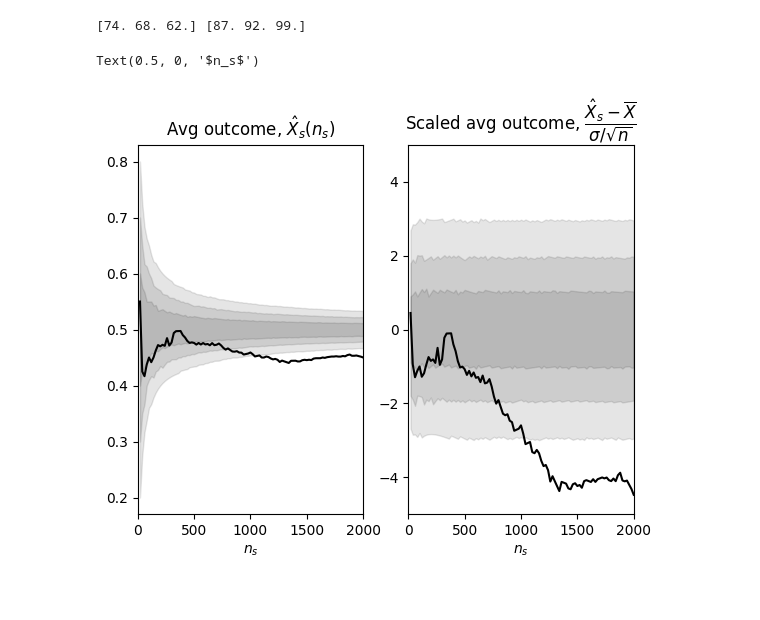
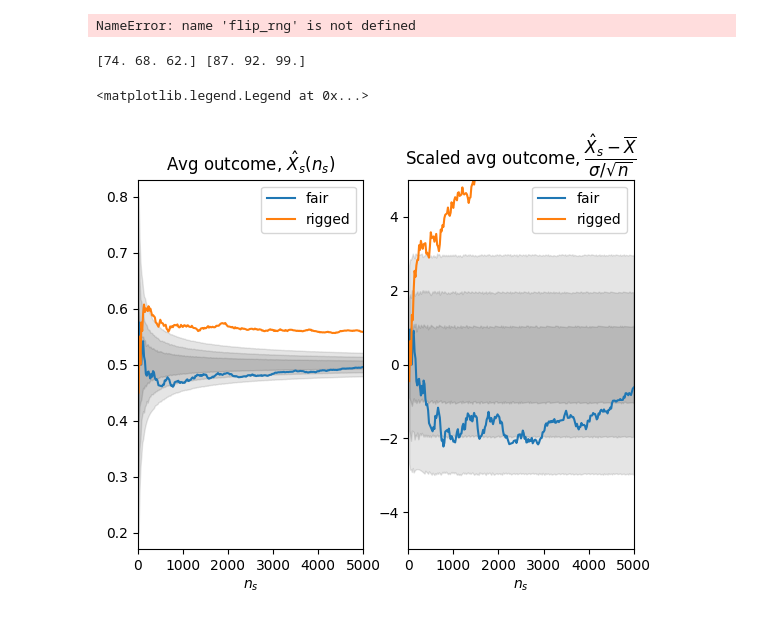
Before and after one commit to Basics2022/bbooks-programming-hs, a Jupyter notebook: _sources/ch/statistics/test-fisher-coin-2.ipynb, the cells around one changed output. Saved outputs shown, nothing was run; the diff lists cells and outputs as text; code cells hidden in the pictures.

```diff
--- a/_sources/ch/statistics/test-fisher-coin-2.ipynb
+++ b/_sources/ch/statistics/test-fisher-coin-2.ipynb
@@ -9,15 +15,17 @@ import scipy as sp
 import matplotlib.pyplot as plt
 # %%
 #> Random process of interest, unknown execpt for the sample.
-p_head = .55
-p_tail = 1. - p_head
+# p_head = .55
+# p_tail = 1. - p_head
 
 # Coin flip as a Bernoulli probability with outcomes: a = [0, 1] with prob p = [p_head, p_tail]
-flip_rng = np.random.default_rng(42).choice
-flip_params = { 'a': [0,1], 'p': [p_head, p_tail], 'size': 1 }   # default params
+flip_rng_default = np.random.default_rng(42).choice
+flip_params_default = { 'a': [0,1], 'p': [p_head, p_tail], 'size': 1 }   # default params
 
 def run_experiment(rng=flip_rng, rng_params=flip_params):
     return rng(**rng_params)
+# %% [output]
+NameError: name 'flip_rng' is not defined
 # %%
 # ! Approach for low-dimensional problems, with no memory or performance issues
 
@@ -111,20 +119,25 @@ def find_acceptance_regions(p, alpha_v, test_type='value'):
 # %%
 #> Run experiments, with incremental number of samples
 n_flips_1 = 20
-n_flips_max = 2000
+n_flips_max = 5000
 
 n_flips = 0
 H0_true = True
-ov = []
-xlv, xrv, xs_v, n_flipsv = [], [], [], []
+ov_fair, ov_rigg = [], []
+xlv, xrv, xsv_fair, xsv_rigg, n_flipsv = [], [], [], [], []
 
-flip_params['size'] = n_flips_1
+flip_rng = np.random.default_rng().choice
+flip_params_fair = { 'a': [0,1], 'p': [.5 , .5 ], 'size': n_flips_1 }   # default params
+flip_params_rigg = { 'a': [0,1], 'p': [.45, .55], 'size': n_flips_1 }   # default params
 
 while ( n_flips < n_flips_max and H0_true ):
-    #> Run a new experiment and collect
+
+    #> Run a new experiment and collect new n_flips_1 samples
     n_flips += n_flips_1
-    ov_1 = run_experiment(rng=flip_rng, rng_params=flip_params)
-    ov += list(ov_1)
+    ov_fair_1 = run_experiment(rng=flip_rng, rng_params=flip_params_fair)
+    ov_rigg_1 = run_experiment(rng=flip_rng, rng_params=flip_params_rigg)
+    ov_fair += list(ov_fair_1)
+    ov_rigg += list(ov_rigg_1)
 
     #> Find distribution function
     x_H0_fv = px_H0(sp.stats.binom.pmf, {'k': np.arange(0,n_flips+1), 'n': n_flips, 'p': .5})  # H0: fair coin
@@ -134,7 +147,8 @@ while ( n_flips < n_flips_max and H0_true ):
     # print(n_flips, ixl, ixr)
 
     #> Evaluate test statistics on the sample
-    ix_s = np.sum(ov)
+    ixs_fair = np.sum(ov_fair)
+    ixs_rigg = np.sum(ov_rigg)
 
     #> Check if H0 is not false. If commented, let the while run until n_flips = n_flips_max
     # if ( ixl[-1] > ix_s or ixr[-1] < ix_s ):
@@ -144,44 +158,50 @@ while ( n_flips < n_flips_max and H0_true ):
     n_flipsv += [ n_flips ]
     xlv += [ ixl/n_flips ]
     xrv += [ ixr/n_flips ]
-    xs_v += [ ix_s/n_flips ]
+    xsv_fair += [ ixs_fair/n_flips ]
+    xsv_rigg += [ ixs_rigg/n_flips ]
 # %%
 #> Convert list to numpy arrays, to perform some algebra below
 n_flipsv = np.array(n_flipsv)
 xlv = np.array(xlv)
 xrv = np.array(xrv)
-xs_v = np.array(xs_v)
+xsv_fair = np.array(xsv_fair)
+xsv_rigg = np.array(xsv_rigg)
 
 #>
 plt.figure()
 plt.subplot(1,2,1)
 for ial in np.arange(len(alpha_v)):
     # plt.plot(n_flipsv, xlv[:,ial], color=plt.cm.tab10(ial))
     # plt.plot(n_flipsv, xrv[:,ial], color=plt.cm.tab10(ial))
     plt.fill_between(n_flipsv,
                      xlv[:,ial],
                      xrv[:,ial], color=(0,0,0,.1))
-plt.plot(n_flipsv, xs_v, color='black')
+plt.plot(n_flipsv, xsv_fair, color=plt.cm.tab10(0), label='fair')
+plt.plot(n_flipsv, xsv_rigg, color=plt.cm.tab10(1), label='rigged')
 plt.xlim(0, n_flips)
 #plt.ylim(-5, 5)
 plt.title("Avg outcome, $\hat{X}_s(n_s)$")
 plt.xlabel('$n_s$')
+plt.legend()
 
 #> For scaling results
 bernoulli_avg, bernoulli_var = .5, .25
 
 plt.subplot(1,2,2)
 for ial in np.arange(len(alpha_v)):
     # plt.plot(n_flipsv, xlv[:,ial], color=plt.cm.tab10(ial))
     # plt.plot(n_flipsv, xrv[:,ial], color=plt.cm.tab10(ial))
     plt.fill_between(n_flipsv,
                      (xlv[:,ial]-bernoulli_avg) * n_flipsv**.5/bernoulli_var**.5,
                      (xrv[:,ial]-bernoulli_avg) * n_flipsv**.5/bernoulli_var**.5, color=(0,0,0,.1))
-plt.plot(n_flipsv, (xs_v-bernoulli_avg) * n_flipsv**.5/bernoulli_var**.5, color='black')
+plt.plot(n_flipsv, (xsv_fair-bernoulli_avg) * n_flipsv**.5/bernoulli_var**.5, color=plt.cm.tab10(0), label='fair')
+plt.plot(n_flipsv, (xsv_rigg-bernoulli_avg) * n_flipsv**.5/bernoulli_var**.5, color=plt.cm.tab10(1), label='rigged')
 plt.xlim(0, n_flips)
 plt.ylim(-5, 5)
 plt.title("Scaled avg outcome, $\dfrac{\hat{X}_s - \overline{X}}{\sigma/\sqrt{n}}$")
 plt.xlabel('$n_s$')
+plt.legend()
 # %% [output]
-Text(0.5, 0, '$n_s$')
+<matplotlib.legend.Legend at 0x...>
-[figure, old version]
+[figure, new version]
```
Also changed, not shown: parts of 3 cells of this notebook, 6 other files.
